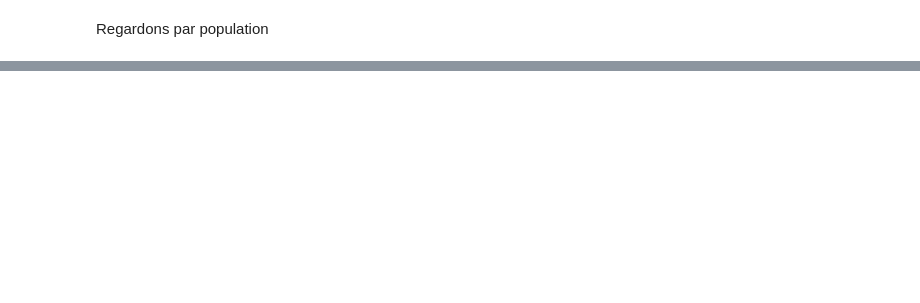
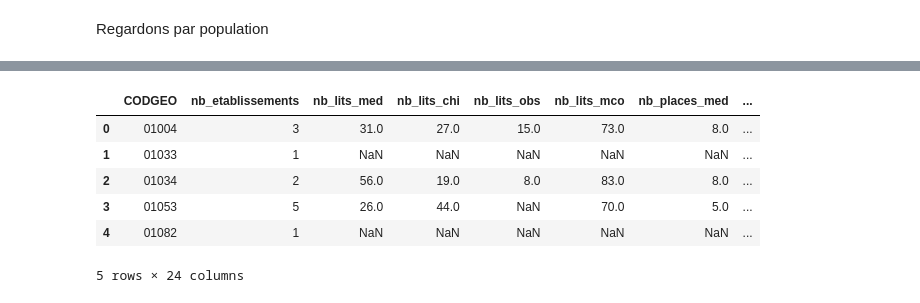
Before and after one commit to Chaimaa-ui77/Analyse-d-accessibilite-des-soins-medicaux, a Jupyter notebook: src/fusion/agregation_etablissements_commune.ipynb, the cells around one changed output, grey strips where cells are left out. Drawn from its saved outputs; the diff is of its cells as text; code cells hidden in the pictures; blank space fills up the shorter version.

```diff
--- a/src/fusion/agregation_etablissements_commune.ipynb
+++ b/src/fusion/agregation_etablissements_commune.ipynb
@@ -188,0 +348,37 @@ Urbain intermédiaire                       49.6
+# %%
+finess_commune = finess_commune.rename(
+    columns={
+        "LIT_MED": "nb_lits_med",
+        "LIT_CHI": "nb_lits_chi",
+        "LIT_OBS": "nb_lits_obs",
+        "LIT_MCO": "nb_lits_mco",
+        "PLA_MED": "nb_places_med",
+        "PLA_CHI": "nb_places_chi",
+        "PLA_OBS": "nb_places_obs",
+        "PLA_MCO": "nb_places_mco",
+        "CAP_HC_TOT": "capacite_hospitalisation_complete",
+        "CAP_HDJ_TOT": "capacite_hospitalisation_jour",
+        "LIT_SMR": "nb_lits_smr",
+        "PLA_SMR": "nb_places_smr",
+        "LIT_USLD": "nb_lits_usld",
+        "PLATOT_HAD": "nb_places_had",
+        "EFFSAL_TOT": "effectif_salarie_total",
+        "EFFLIB_TOT": "effectif_liberal_total",
+        "ETPSAL_TOT": "etp_salarie_total",
+        "EFFPNM_TOT_PNM": "effectif_personnel_non_medical",
+        "ETPPNM_TOT_PNM": "etp_personnel_non_medical",
+        "NB_SCAN": "nb_scanners",
+        "NB_IRM": "nb_irm",
+        "NB_MAMM": "nb_mammographes"
+    }
+)
+
+finess_commune.head()
+# %% [output]
+|  | CODGEO | nb_etablissements | nb_lits_med | nb_lits_chi | nb_lits_obs | nb_lits_mco | nb_places_med | ... |
+| 0 | 01004 | 3 | 31.0 | 27.0 | 15.0 | 73.0 | 8.0 | ... |
+| 1 | 01033 | 1 | NaN | NaN | NaN | NaN | NaN | ... |
+| 2 | 01034 | 2 | 56.0 | 19.0 | 8.0 | 83.0 | 8.0 | ... |
+| 3 | 01053 | 5 | 26.0 | 44.0 | NaN | 70.0 | 5.0 | ... |
+| 4 | 01082 | 1 | NaN | NaN | NaN | NaN | NaN | ... |
+5 rows × 24 columns
```
Also changed, not shown: parts of 17 cells of this notebook.
